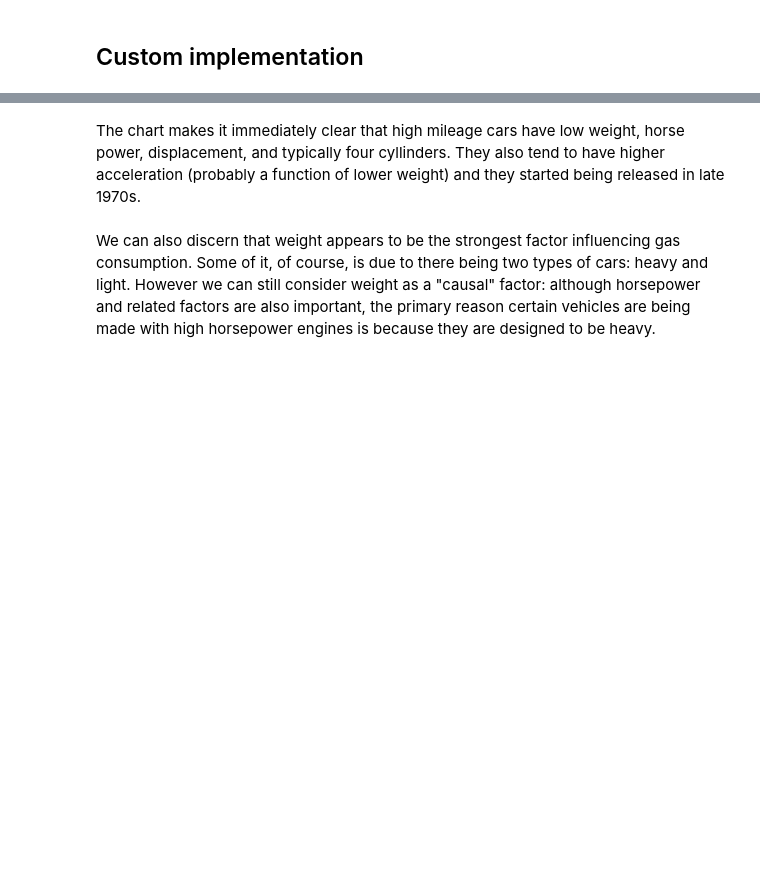
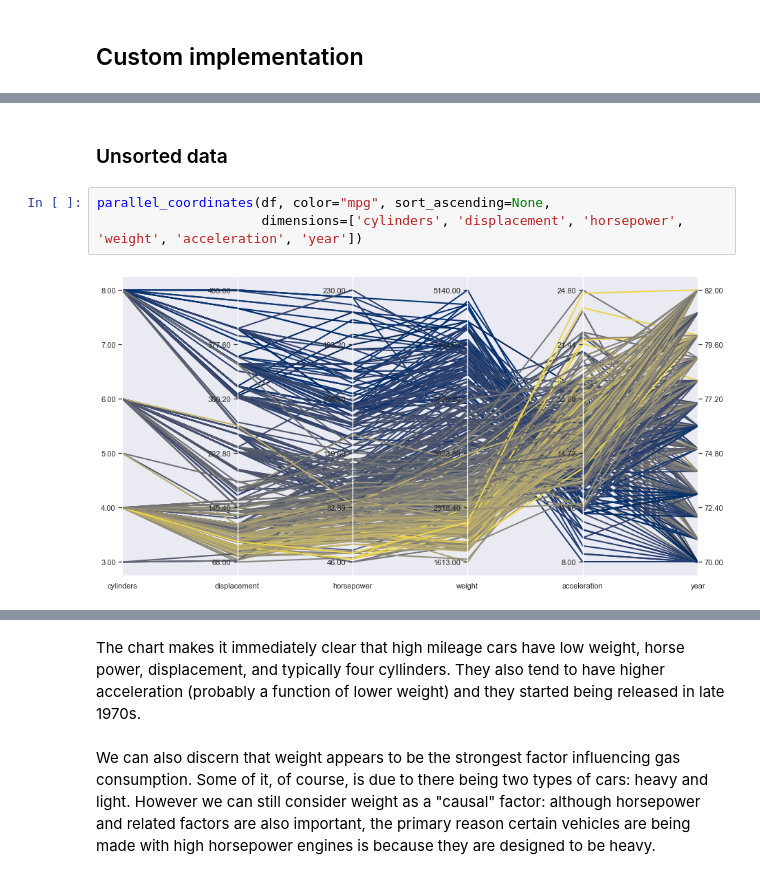
Before and after one commit to escherba/notebooks, a Jupyter notebook: parallel_coords.ipynb, the cells around one changed output, grey strips where cells are left out. Drawn from its saved outputs; the diff is of its cells as text; blank space fills up the shorter version.

```diff
--- a/parallel_coords.ipynb
+++ b/parallel_coords.ipynb
@@ -158,3 +182,10 @@ def parallel_coordinates(df, dimensions=None, color=None, prefix=None, sort_asce
     ax.tick_params(top=False, bottom=False, left=False, right=True,
                    labelleft=False, labelright=True, length=tick_length)
     ax.grid(False)
+# %% [markdown]
+### Unsorted data
+# %%
+parallel_coordinates(df, color="mpg", sort_ascending=None,
+                     dimensions=['cylinders', 'displacement', 'horsepower', 'weight', 'acceleration', 'year'])
+# %% [output]
+[figure, added]
```
Also changed, not shown: parts of 29 cells of this notebook.
